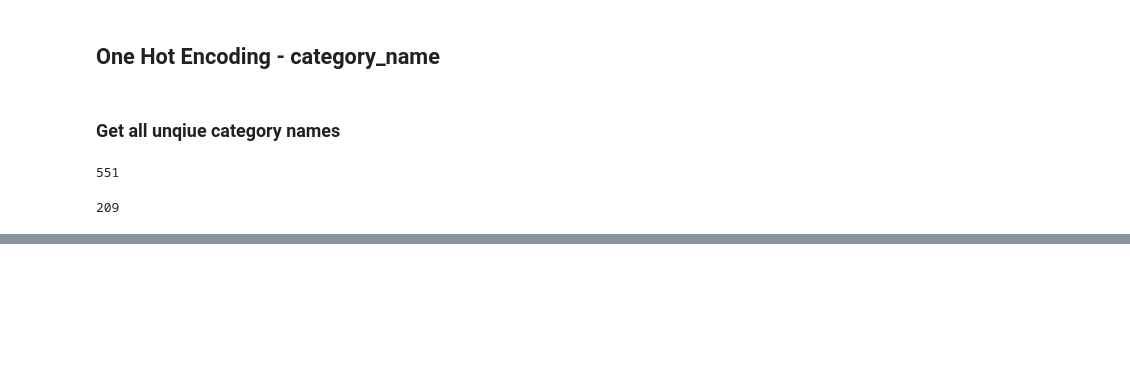
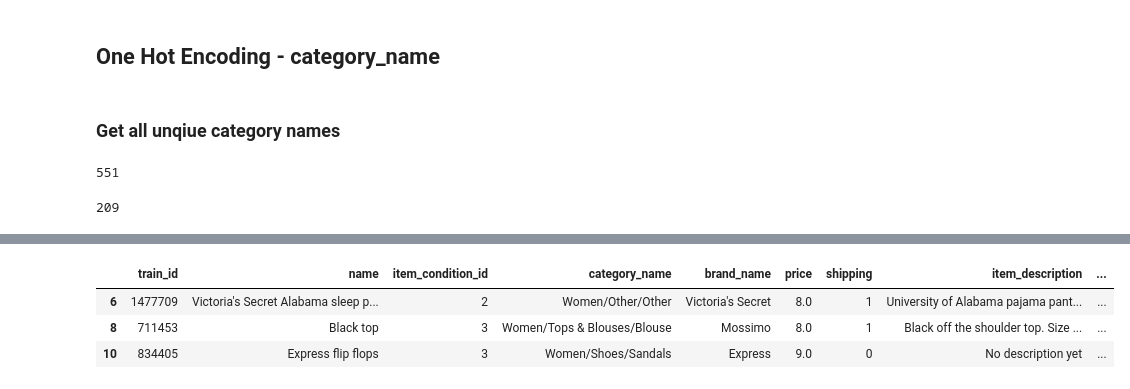
Before and after one commit to DSEI21000-S21/project-product-price-prediction, a Jupyter notebook: experiment/AttributeEncoding.ipynb, the cells around one changed output, grey strips where cells are left out. Saved outputs shown, nothing was run; the diff lists cells and outputs as text; code cells hidden in the pictures; blank space fills up the shorter version.

Commit message:
encoding the category name - resolve #6

```diff
--- a/experiment/AttributeEncoding.ipynb
+++ b/experiment/AttributeEncoding.ipynb
@@ -133,0 +146,9 @@ len(category_names_unique)
+# %%
+sample_df["category_name_group"] = sample_df.category_name.apply(lambda x: x.split('/'))
+# %%
+sample_df.head(3)
+# %% [output]
+|  | train_id | name | item_condition_id | category_name | brand_name | price | shipping | item_description | ... |
+| 6 | 1477709 | Victoria's Secret Alabama sleep p... | 2 | Women/Other/Other | Victoria's Secret | 8.0 | 1 | University of Alabama pajama pant... | ... |
+| 8 | 711453 | Black top | 3 | Women/Tops & Blouses/Blouse | Mossimo | 8.0 | 1 | Black off the shoulder top. Size ... | ... |
+| 10 | 834405 | Express flip flops | 3 | Women/Shoes/Sandals | Express | 9.0 | 0 | No description yet | ... |
```
Also changed, not shown: parts of 6 cells of this notebook.
